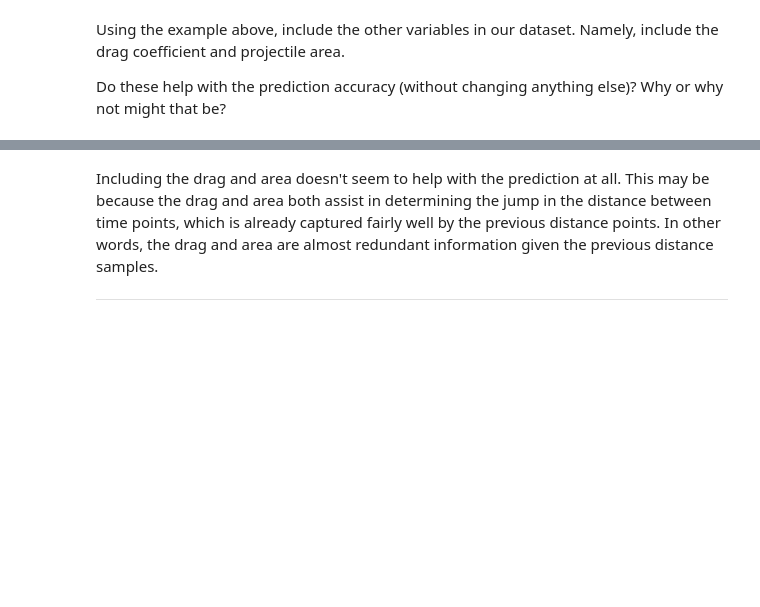
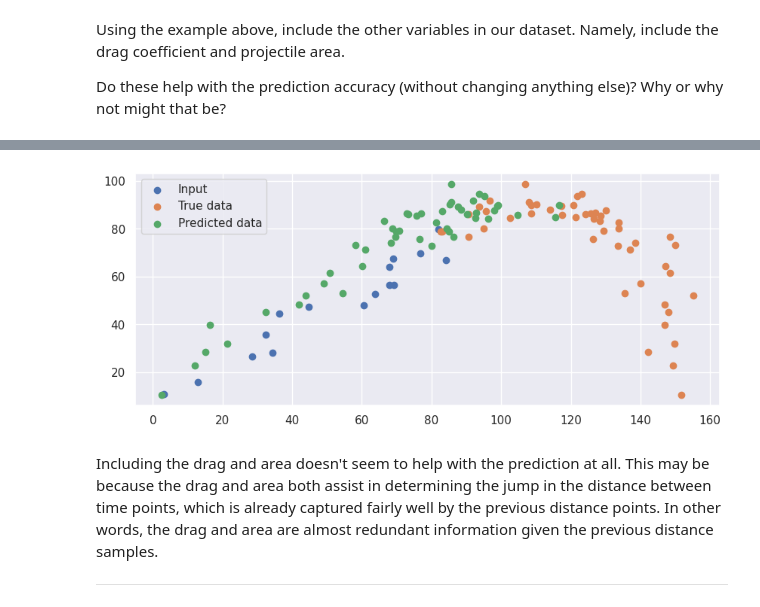
Before and after one commit to DhruvSharmaUIUC/PHYS450_MLP, a Jupyter notebook: _sources/homework/Homework_06.ipynb, the cells around one changed output, grey strips where cells are left out. Cells and saved outputs as stored; diff of their text form; code cells hidden in the pictures; blank space fills up the shorter version.

```diff
--- a/_sources/homework/Homework_06.ipynb
+++ b/_sources/homework/Homework_06.ipynb
@@ -349,0 +451,81 @@ raise NotImplementedError()
+# %%
+keras.utils.set_random_seed(0)
+
+# Take the first quarter of the data (stationary)
+vars = ["Distance (m)", "Height (m)", "Drag coefficient", "Projectile area (m^2)"]
+original_data = test_launch[vars].shift()
+dh_data = test_launch[vars] - original_data
+dh_data["Drag coefficient"] = test_launch["Drag coefficient"]
+dh_data["Projectile area (m^2)"] = test_launch["Projectile area (m^2)"]
+quarter_data = np.array(dh_data.iloc[1:17])
+quarter_height = np.array(test_launch["Height (m)"].iloc[1:17])
+
+# Organize the data for our recurrent neural network
+k = 4
+dh_in = []
+distance_out = []
+for i in range(len(quarter_dh)-k):
+  # Take k samples at time t_i ... t_{i+k-1}
+  dh_in.append(quarter_dh[i:i+k])
+  # Get function output at time t_{i+k}
+  distance_out.append(quarter_dh[i+k,0])
+
+dh_in = np.array(dh_in)
+distance_out = np.array(distance_out)
+
+# Make simple many to one model (input 2 samples of size 2 variables)
+x = keras.layers.Input(shape=(k,2))
+y = keras.layers.SimpleRNN(10,activation="tanh", return_sequences=True)(x)
+y = keras.layers.SimpleRNN(1,activation="linear", return_sequences=False)(y)
+dh_model  = keras.Model(inputs=x,outputs=y)
+
+# Train model
+dh_model.compile(
+    optimizer = keras.optimizers.Adam(),
+    loss = keras.losses.MeanSquaredError()
+)
+history = dh_model.fit(
+    dh_in,
+    distance_out,
+    batch_size=10,         # The training takes groups of samples (in this case 10 samples at a time)
+    epochs=2000,           # The number of times to iterate through our dataset
+    validation_split = 0,  # Use 0% of data to check accuracy
+    verbose=0,             # Don't print info as it trains
+    callbacks=[TqdmCallback(verbose=0)]
+)
+
+# Plot prediction and the true values
+data_distance = test_launch["Distance (m)"].iloc[17:]
+data_height = test_launch["Height (m)"].iloc[17:]
+
+# Run predictions through the model to get the next time step
+predictions = [dh_in[-1][i,0] for i in range(k)]
+for i in range(len(data_distance)):
+  # Get the k previous steps of height and with predicted distance
+  i_input = np.vstack([
+      np.array([predictions[-i] for i in range(k,0,-1)]),
+      np.array([dh_data["Height (m)"].iloc[17+i-j] for j in range(k,0,-1)])
+  ]).T
+  prediction = dh_model(i_input.reshape((1,k,2)))
+  # Convert single value matrix to just a number
+  predictions.append(np.array(prediction)[0][0])
+
+# Cut out first k predictions (that we actually already knew)
+predictions = np.array(predictions[k:])
+
+# Shift data and predictions
+shift_quarter_distance = quarter_dh[:,0]+original_dh["Distance (m)"].iloc[1:17]
+shift_data_distance = data_distance
+shift_predictions = [predictions[0]+original_dh["Distance (m)"].iloc[17]]
+for pred in predictions[1:]:
+  shift_predictions.append(pred + shift_predictions[-1])
+
+# Plot
+plt.close('all')
+plt.figure(figsize=(10,4))
+plt.scatter(shift_quarter_distance, quarter_height, label="Input")
+plt.scatter(shift_data_distance, data_height, label="True data")
+plt.scatter(shift_predictions, data_height, label="Predicted data")
+plt.legend()
+plt.show()
+# %% [output]
@@ -350,3 +533,4 @@ raise NotImplementedError()
+[figure, added]
 # %% [markdown]
 Including the drag and area doesn't seem to help with the prediction at all.
 This may be because the drag and area both assist in determining the jump in the distance between time points, which is already captured fairly well by the previous distance points.
```
Also changed, not shown: parts of 17 cells of this notebook.
